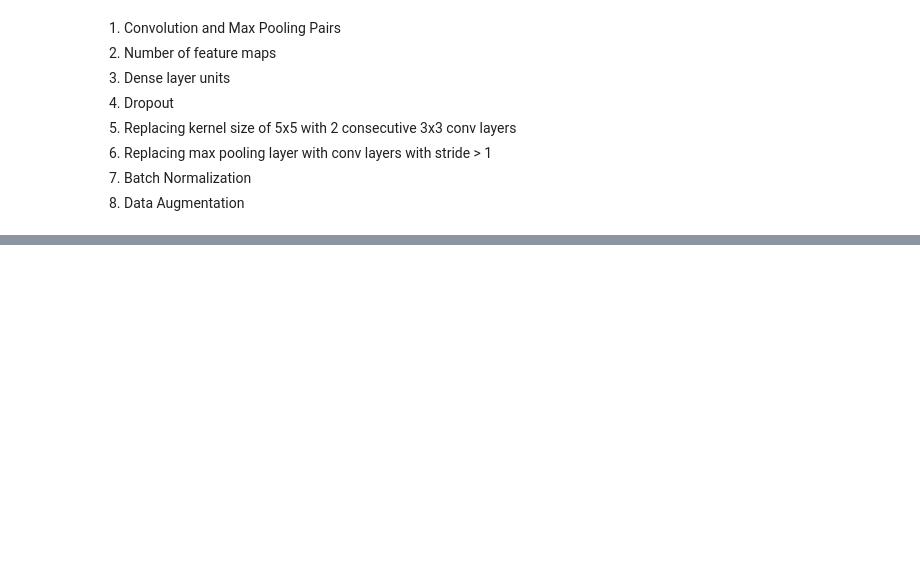
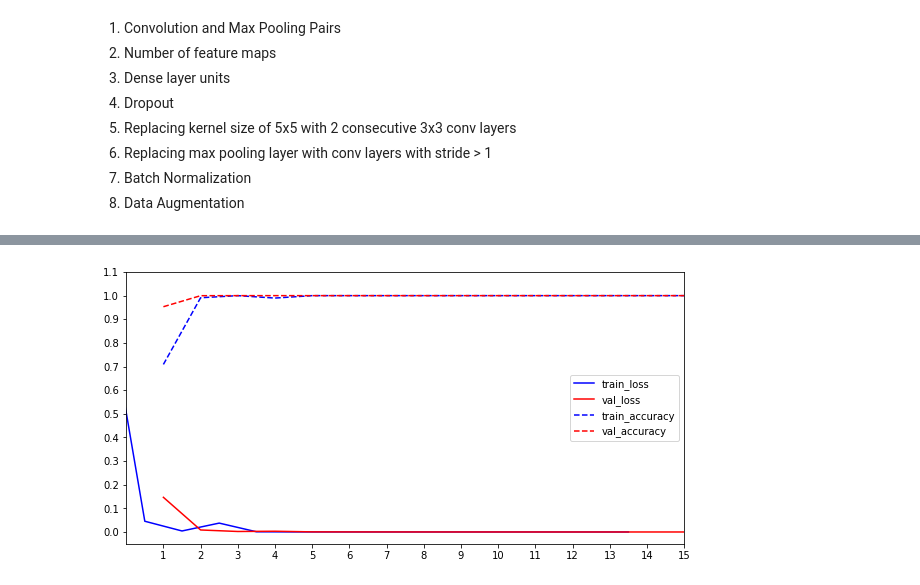
Before and after one commit to Sathwick-Reddy-M/Sign-Language-Recognition, a Jupyter notebook: sign-language-recognition.ipynb, the cells around one changed output, grey strips where cells are left out. Drawn from its saved outputs; the diff is of its cells as text; code cells hidden in the pictures; blank space fills up the shorter version.

```diff
--- a/sign-language-recognition.ipynb
+++ b/sign-language-recognition.ipynb
@@ -511,0 +534,4 @@ get_train_val_plots(h_1_2)
+# %%
+get_train_val_plots(h_1_2, yticks=np.arange(0, 1.2, 0.1))
+# %% [output]
+[figure, added]
```
Also changed, not shown: parts of 18 cells of this notebook.
